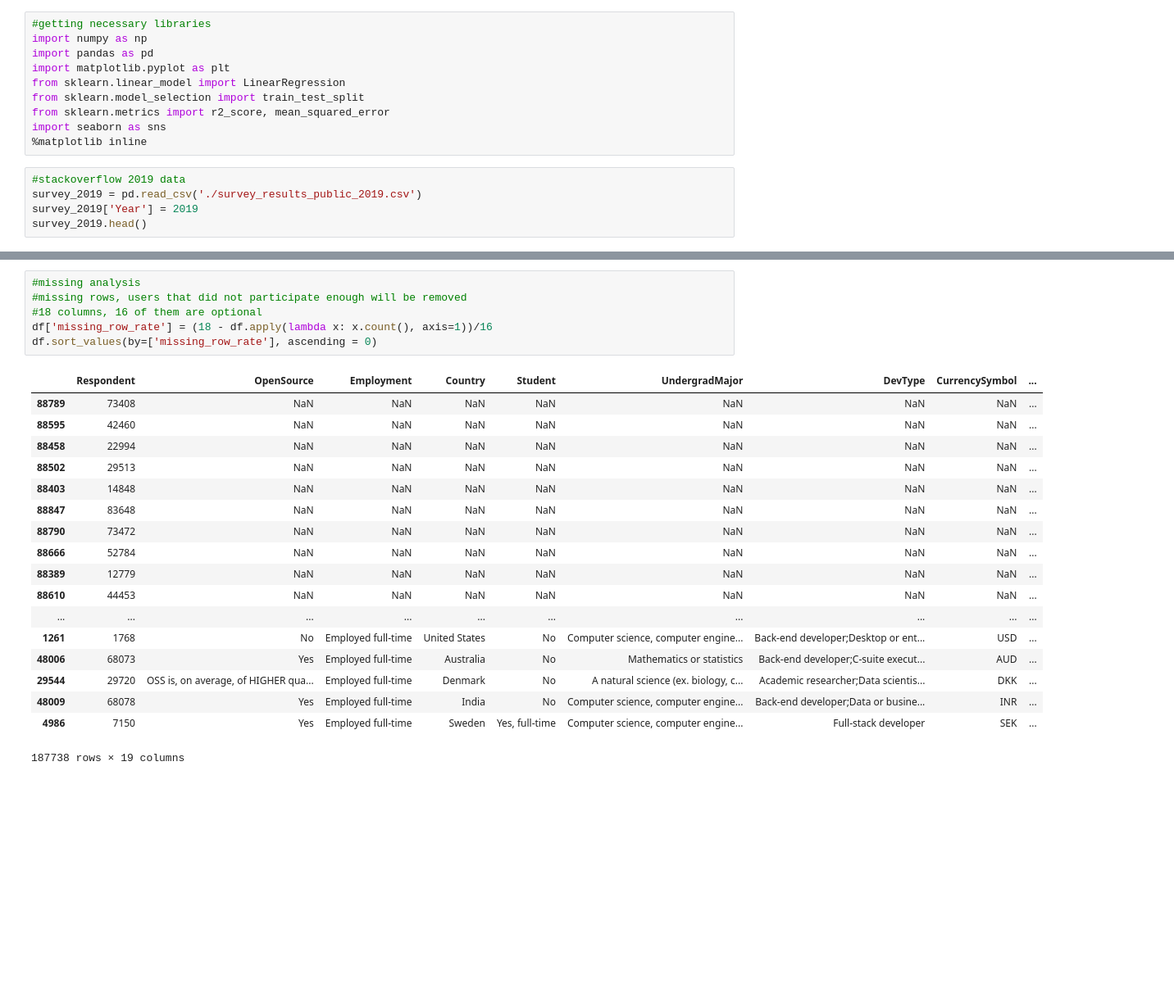
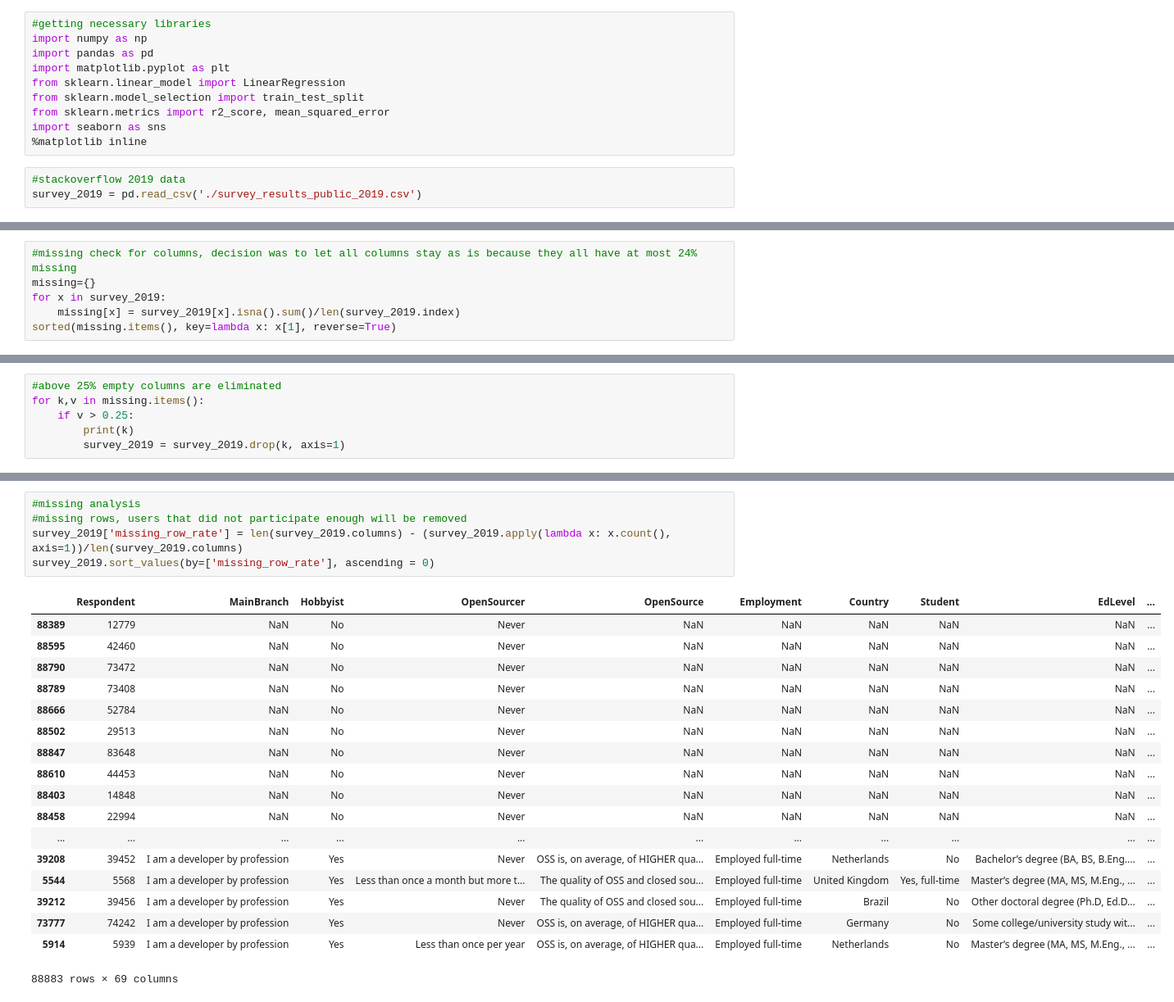
Before and after one commit to Danielulug/stackoverflow-surveys, a Jupyter notebook: main.ipynb, the cells around one changed output, grey strips where cells are left out. Shown: that part at 82% size. Drawn from its saved outputs; the diff is of its cells as text; blank space fills up the shorter version.

```diff
--- a/main.ipynb
+++ b/main.ipynb
@@ -11,6 +11,4 @@ import seaborn as sns
 # %%
 #stackoverflow 2019 data
 survey_2019 = pd.read_csv('./survey_results_public_2019.csv')
-survey_2019['Year'] = 2019
-survey_2019.head()
 # %% [output]
@@ -50,0 +38,6 @@ Index(['Respondent', 'OpenSource', 'Employment', 'Country', 'Student',
+# %%
+#missing check for columns, decision was to let all columns stay as is because they all have at most 24% missing
+missing={}
+for x in survey_2019:
+    missing[x] = survey_2019[x].isna().sum()/len(survey_2019.index)
+sorted(missing.items(), key=lambda x: x[1], reverse=True)
@@ -50,0 +62,6 @@ Index(['Respondent', 'OpenSource', 'Employment', 'Country', 'Student',
+# %%
+#above 25% empty columns are eliminated
+for k,v in missing.items():
+    if v > 0.25:
+        print(k)
+        survey_2019 = survey_2019.drop(k, axis=1)
@@ -51,28 +86,27 @@ Index(['Respondent', 'OpenSource', 'Employment', 'Country', 'Student',
 # %%
 #missing analysis
 #missing rows, users that did not participate enough will be removed
-#18 columns, 16 of them are optional
-df['missing_row_rate'] = (18 - df.apply(lambda x: x.count(), axis=1))/16
-df.sort_values(by=['missing_row_rate'], ascending = 0)
+survey_2019['missing_row_rate'] = len(survey_2019.columns) - (survey_2019.apply(lambda x: x.count(), axis=1))/len(survey_2019.columns)
+survey_2019.sort_values(by=['missing_row_rate'], ascending = 0)
 # %% [output]
-|  | Respondent | OpenSource | Employment | Country | Student | UndergradMajor | DevType | CurrencySymbol | ... |
-| 88789 | 73408 | NaN | NaN | NaN | NaN | NaN | NaN | NaN | ... |
-| 88595 | 42460 | NaN | NaN | NaN | NaN | NaN | NaN | NaN | ... |
-| 88458 | 22994 | NaN | NaN | NaN | NaN | NaN | NaN | NaN | ... |
-| 88502 | 29513 | NaN | NaN | NaN | NaN | NaN | NaN | NaN | ... |
-| 88403 | 14848 | NaN | NaN | NaN | NaN | NaN | NaN | NaN | ... |
-| 88847 | 83648 | NaN | NaN | NaN | NaN | NaN | NaN | NaN | ... |
-| 88790 | 73472 | NaN | NaN | NaN | NaN | NaN | NaN | NaN | ... |
-| 88666 | 52784 | NaN | NaN | NaN | NaN | NaN | NaN | NaN | ... |
-| 88389 | 12779 | NaN | NaN | NaN | NaN | NaN | NaN | NaN | ... |
-| 88610 | 44453 | NaN | NaN | NaN | NaN | NaN | NaN | NaN | ... |
-| ... | ... | ... | ... | ... | ... | ... | ... | ... | ... |
-| 1261 | 1768 | No | Employed full-time | United States | No | Computer science, computer engine... | Back-end developer;Desktop or ent... | USD | ... |
-| 48006 | 68073 | Yes | Employed full-time | Australia | No | Mathematics or statistics | Back-end developer;C-suite execut... | AUD | ... |
-| 29544 | 29720 | OSS is, on average, of HIGHER qua... | Employed full-time | Denmark | No | A natural science (ex. biology, c... | Academic researcher;Data scientis... | DKK | ... |
-| 48009 | 68078 | Yes | Employed full-time | India | No | Computer science, computer engine... | Back-end developer;Data or busine... | INR | ... |
-| 4986 | 7150 | Yes | Employed full-time | Sweden | Yes, full-time | Computer science, computer engine... | Full-stack developer | SEK | ... |
+|  | Respondent | MainBranch | Hobbyist | OpenSourcer | OpenSource | Employment | Country | Student | EdLevel | ... |
+| 88389 | 12779 | NaN | No | Never | NaN | NaN | NaN | NaN | NaN | ... |
+| 88595 | 42460 | NaN | No | Never | NaN | NaN | NaN | NaN | NaN | ... |
+| 88790 | 73472 | NaN | No | Never | NaN | NaN | NaN | NaN | NaN | ... |
+| 88789 | 73408 | NaN | No | Never | NaN | NaN | NaN | NaN | NaN | ... |
+| 88666 | 52784 | NaN | No | Never | NaN | NaN | NaN | NaN | NaN | ... |
+| 88502 | 29513 | NaN | No | Never | NaN | NaN | NaN | NaN | NaN | ... |
+| 88847 | 83648 | NaN | No | Never | NaN | NaN | NaN | NaN | NaN | ... |
+| 88610 | 44453 | NaN | No | Never | NaN | NaN | NaN | NaN | NaN | ... |
+| 88403 | 14848 | NaN | No | Never | NaN | NaN | NaN | NaN | NaN | ... |
+| 88458 | 22994 | NaN | No | Never | NaN | NaN | NaN | NaN | NaN | ... |
+| ... | ... | ... | ... | ... | ... | ... | ... | ... | ... | ... |
+| 39208 | 39452 | I am a developer by profession | Yes | Never | OSS is, on average, of HIGHER qua... | Employed full-time | Netherlands | No | Bachelor’s degree (BA, BS, B.Eng.... | ... |
+| 5544 | 5568 | I am a developer by profession | Yes | Less than once a month but more t... | The quality of OSS and closed sou... | Employed full-time | United Kingdom | Yes, full-time | Master’s degree (MA, MS, M.Eng., ... | ... |
+| 39212 | 39456 | I am a developer by profession | Yes | Never | The quality of OSS and closed sou... | Employed full-time | Brazil | No | Other doctoral degree (Ph.D, Ed.D... | ... |
+| 73777 | 74242 | I am a developer by profession | Yes | Never | OSS is, on average, of HIGHER qua... | Employed full-time | Germany | No | Some college/university study wit... | ... |
+| 5914 | 5939 | I am a developer by profession | Yes | Less than once per year | OSS is, on average, of HIGHER qua... | Employed full-time | Netherlands | No | Master’s degree (MA, MS, M.Eng., ... | ... |
-187738 rows × 19 columns
+88883 rows × 69 columns
 # %%
 #decision, continue with users answering at least 50%
 df.groupby(['missing_row_rate']).size()
```
Also changed, not shown: parts of 15 cells of this notebook.
